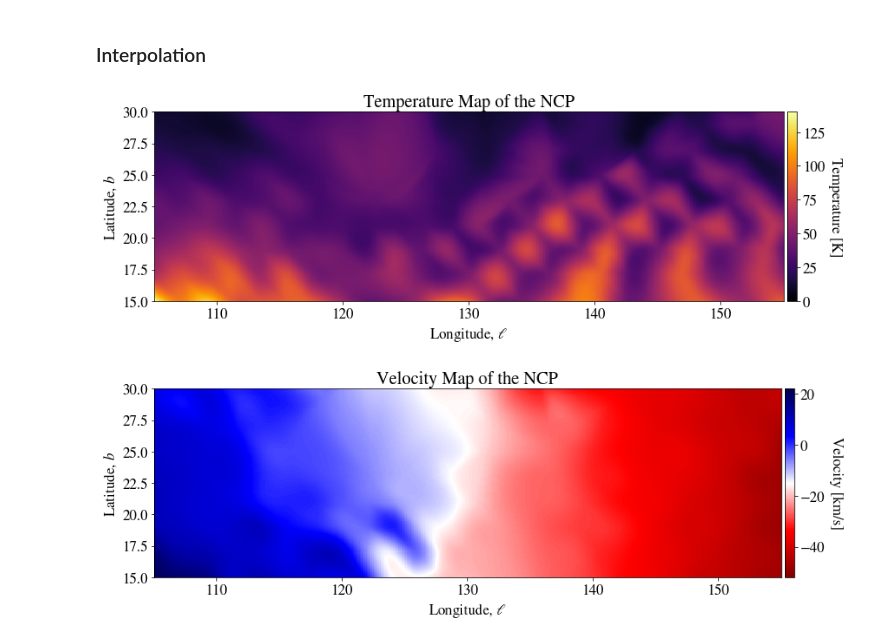
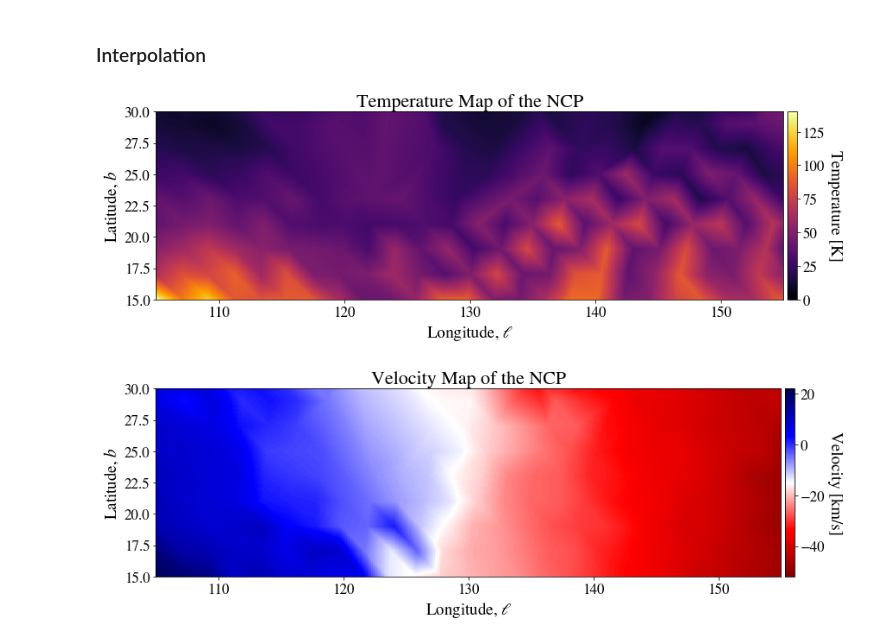
Before and after one commit to James11222/radiolab_repo, a Jupyter notebook: lab4/Darby/north_celestial_pole_mapping.ipynb, the cells around one changed output. Drawn from its saved outputs; the diff is of its cells as text; code cells hidden in the pictures.

```diff
--- a/lab4/Darby/north_celestial_pole_mapping.ipynb
+++ b/lab4/Darby/north_celestial_pole_mapping.ipynb
@@ -194,7 +190,7 @@ def calc_gain(main, on, off):
     """
 
     gains = []
-    for i in range(len(ls)):
+    for i in range(len(main)):
         G = (T_NOISE/(np.sum(on[i]-off[i]))) * np.sum(off[i]) #calc Gain
         gains.append(G)
 
@@ -202,7 +198,8 @@ def calc_gain(main, on, off):
 
 
 
-def calc_velocities():
+def calc_velocities(ras, decs, jds):
+    #input ras, decs, and jds
 
     """
     Iterates over the ra and dec of each coordinate pair and returns the doppler velocity (corrected w.r.t the LSR).
@@ -233,8 +230,8 @@ def calc_velocities():
 
 
 
-def calc_peak_max(main, on, off):
-    #input main_data, on_data, off_data
+def calc_peak_max(main, on, off, ras, decs, jds):
+    #input main_data, on_data, off_data, ras, decs, and jds
 
     """
     Performs the calibration to convert to temperature and then return the max temperature [K] at each coordinate
@@ -244,7 +241,7 @@ def calc_peak_max(main, on, off):
     Returns: two arrays, one of the max temperatures, and one of the velocities.
     """
 
-    velocities = calc_velocities()
+    velocities = calc_velocities(ras, decs, jds)
     G = calc_gain(main, on, off)
 
     Ts = []
@@ -303,15 +300,15 @@ def calc_peak_max(main, on, off):
 # %% [markdown]
 ### Initial plot to distinguish further bad points
 # %%
-Vs = calc_peak_max(main_data, on_data, off_data)[1]
+Vs = calc_peak_max(main_data0, on_data0, off_data0, ras0, decs0, jds0)[1]
 
 indices = np.where(np.array(Vs) <= -50)
 indices2= np.where(np.array(Vs) >= 50)
 indices = np.append(indices, indices2)
 indices
 plt.figure()
-plt.scatter(ls, bs, c=Vs, cmap='bwr_r', s=400, marker='h')
+plt.scatter(ls0, bs0, c=Vs, cmap='seismic_r', s=400, marker='h')
 plt.colorbar()
-plt.scatter(ls[indices], bs[indices], color='green', s=400)
+plt.scatter(ls0[indices], bs0[indices], color='green', s=400)
 # %% [output]
 <matplotlib.collections.PathCollection at 0x...>
@@ -320,7 +317,7 @@ plt.scatter(ls[indices], bs[indices], color='green', s=400)
 #### Remove bad points from data_dict and recompute
 # %%
 for i in indices:
-    coord = (tuple([ls[i], bs[i]]))
+    coord = (tuple([ls0[i], bs0[i]]))
     data_dict.pop(coord)
 # %%
 ls = []
@@ -373,7 +467,7 @@ main_data.shape
 # %% [markdown]
 ### Initial temperature and velocity maps
 # %%
-Ts, vs = calc_peak_max(main_data, on_data, off_data)
+Ts, vs = calc_peak_max(main_data, on_data, off_data, ras, decs, jds)
 
 T_max, T_min = np.max(Ts), np.min(Ts)
 v_max, v_min = np.max(vs), np.min(vs)
@@ -416,32 +510,32 @@ grid_x, grid_y = np.meshgrid(np.linspace(105,160,500),
 xmin, xmax = 135, 160
 ymin, ymax = 15, 35
 # %%
-grid_temps = griddata(coords, Ts, (grid_x, grid_y), method='cubic')
+grid_temps = griddata(coords, Ts, (grid_x, grid_y), method='linear')
 
 plt.figure(figsize=(16,4))
 im = plt.imshow(grid_temps, extent=[105, 160, 15, 50], origin='lower', aspect='equal', cmap='inferno', vmin=0, vmax=140)
 plt.ylim(15, 30)
 plt.xlim(105, 155)
 cbar = plt.colorbar(im, pad=0.005)
-cbar.set_label('Temperature [K]', rotation=270, labelpad=20)
-plt.xlabel('Longitude, $\ell$')
-plt.ylabel('Latitude, $b$')
-plt.title('Temperature Map of the NCP')
+cbar.set_label('Temperature [K]', rotation=270, labelpad=20, fontsize=19)
+plt.xlabel('Longitude, $\ell$', fontsize=19)
+plt.ylabel('Latitude, $b$', fontsize=19)
+plt.title('Temperature Map of the NCP', fontsize=22)
 plt.show()
 # %% [output]
-[figure, old version]
+[figure, new version]
 # %%
-grid_vels = griddata(coords, vs, (grid_x, grid_y), method='cubic')
+grid_vels = griddata(coords, vs, (grid_x, grid_y), method='linear')
 
 plt.figure(figsize=(16,4))
 im = plt.imshow(grid_vels, extent=[105, 160, 15, 50], origin='lower', aspect='equal', cmap='seismic_r', vmin=-52, vmax=22)
 plt.ylim(15, 30)
 plt.xlim(105, 155)
 cbar = plt.colorbar(im, pad=.005)
-cbar.set_label('Velocity [km/s]', rotation=270, labelpad=20)
-plt.xlabel('Longitude, $\ell$')
-plt.ylabel('Latitude, $b$')
-plt.title('Velocity Map of the NCP')
+cbar.set_label('Velocity [km/s]', rotation=270, labelpad=20, fontsize=19)
+plt.xlabel('Longitude, $\ell$', fontsize=19)
+plt.ylabel('Latitude, $b$', fontsize=19)
+plt.title('Velocity Map of the NCP', fontsize=22)
 plt.show()
 # %% [output]
-[figure, old version]
+[figure, new version]
```
Also changed, not shown: parts of 9 cells of this notebook.
